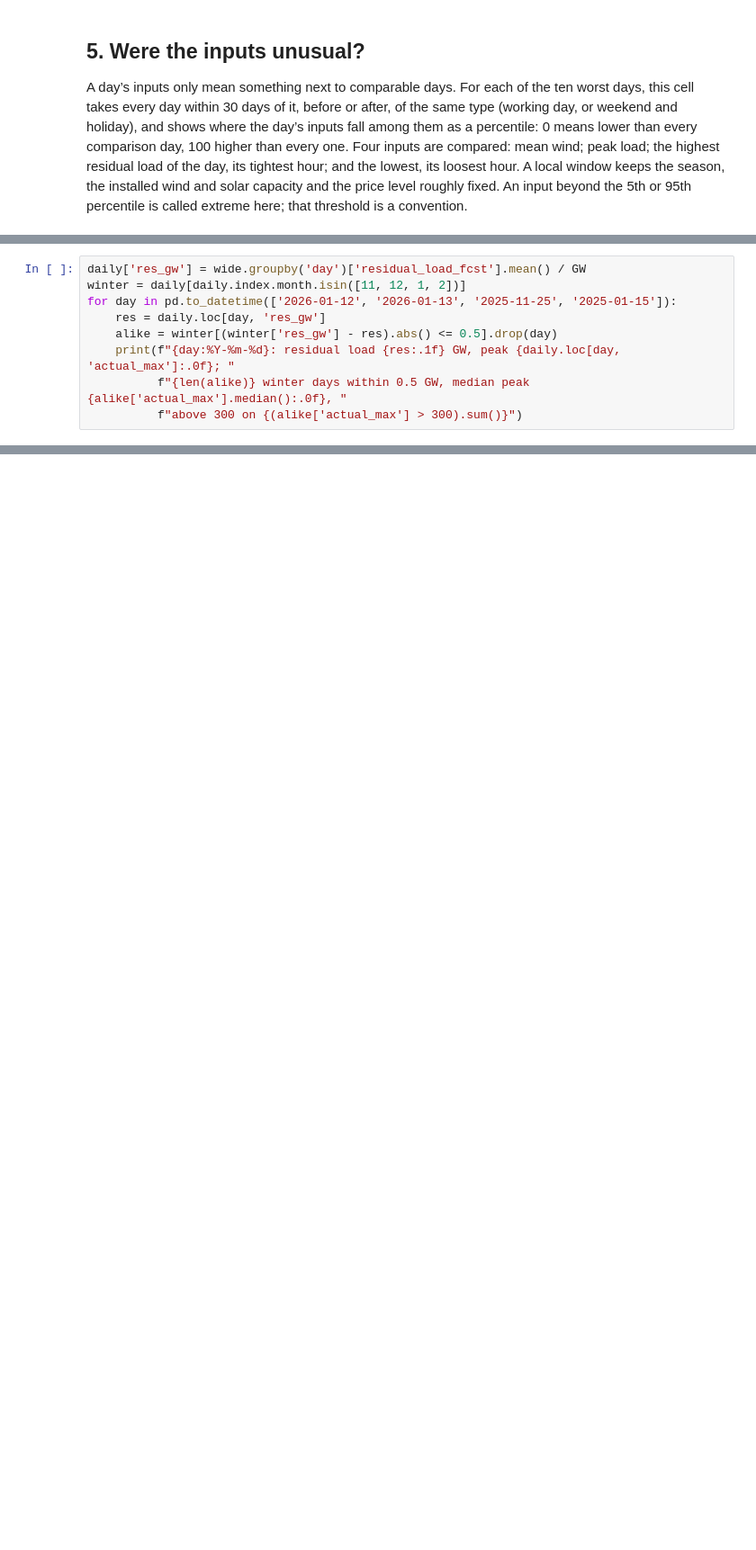
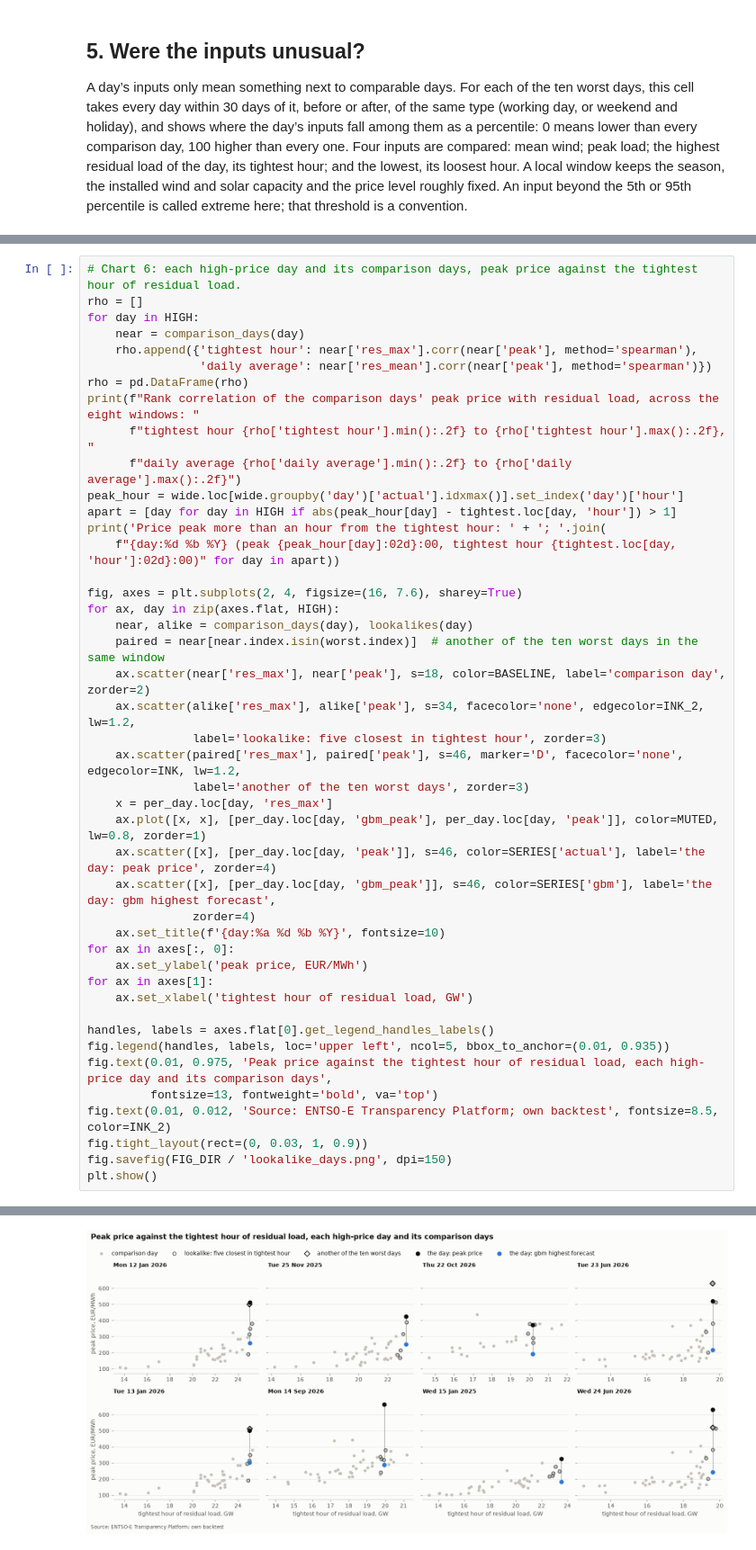
Before and after one commit to Tomek72/pl-dayahead, a Jupyter notebook: notebooks/02_post_mortem.ipynb, the cells around one changed output, grey strips where cells are left out. Shown at 90% size. Cells and saved outputs as stored; diff of their text form; blank space fills up the shorter version.

```diff
--- a/notebooks/02_post_mortem.ipynb
+++ b/notebooks/02_post_mortem.ipynb
@@ -405,9 +568,0 @@ Residual load (load minus wind and solar) combines the inputs that moved. For ea
-# %%
-daily['res_gw'] = wide.groupby('day')['residual_load_fcst'].mean() / GW
-winter = daily[daily.index.month.isin([11, 12, 1, 2])]
-for day in pd.to_datetime(['2026-01-12', '2026-01-13', '2025-11-25', '2025-01-15']):
-    res = daily.loc[day, 'res_gw']
-    alike = winter[(winter['res_gw'] - res).abs() <= 0.5].drop(day)
-    print(f"{day:%Y-%m-%d}: residual load {res:.1f} GW, peak {daily.loc[day, 'actual_max']:.0f}; "
-          f"{len(alike)} winter days within 0.5 GW, median peak {alike['actual_max'].median():.0f}, "
-          f"above 300 on {(alike['actual_max'] > 300).sum()}")
@@ -426,0 +642,45 @@ The median peak also rises steeply with residual load, from 198 at 19.4 GW to 22
+# %%
+# Chart 6: each high-price day and its comparison days, peak price against the tightest hour of residual load.
+rho = []
+for day in HIGH:
+    near = comparison_days(day)
+    rho.append({'tightest hour': near['res_max'].corr(near['peak'], method='spearman'),
+                'daily average': near['res_mean'].corr(near['peak'], method='spearman')})
+rho = pd.DataFrame(rho)
+print(f"Rank correlation of the comparison days' peak price with residual load, across the eight windows: "
+      f"tightest hour {rho['tightest hour'].min():.2f} to {rho['tightest hour'].max():.2f}, "
+      f"daily average {rho['daily average'].min():.2f} to {rho['daily average'].max():.2f}")
+peak_hour = wide.loc[wide.groupby('day')['actual'].idxmax()].set_index('day')['hour']
+apart = [day for day in HIGH if abs(peak_hour[day] - tightest.loc[day, 'hour']) > 1]
+print('Price peak more than an hour from the tightest hour: ' + '; '.join(
+    f"{day:%d %b %Y} (peak {peak_hour[day]:02d}:00, tightest hour {tightest.loc[day, 'hour']:02d}:00)" for day in apart))
+
+fig, axes = plt.subplots(2, 4, figsize=(16, 7.6), sharey=True)
+for ax, day in zip(axes.flat, HIGH):
+    near, alike = comparison_days(day), lookalikes(day)
+    paired = near[near.index.isin(worst.index)]  # another of the ten worst days in the same window
+    ax.scatter(near['res_max'], near['peak'], s=18, color=BASELINE, label='comparison day', zorder=2)
+    ax.scatter(alike['res_max'], alike['peak'], s=34, facecolor='none', edgecolor=INK_2, lw=1.2,
+               label='lookalike: five closest in tightest hour', zorder=3)
+    ax.scatter(paired['res_max'], paired['peak'], s=46, marker='D', facecolor='none', edgecolor=INK, lw=1.2,
+               label='another of the ten worst days', zorder=3)
+    x = per_day.loc[day, 'res_max']
+    ax.plot([x, x], [per_day.loc[day, 'gbm_peak'], per_day.loc[day, 'peak']], color=MUTED, lw=0.8, zorder=1)
+    ax.scatter([x], [per_day.loc[day, 'peak']], s=46, color=SERIES['actual'], label='the day: peak price', zorder=4)
+    ax.scatter([x], [per_day.loc[day, 'gbm_peak']], s=46, color=SERIES['gbm'], label='the day: gbm highest forecast',
+               zorder=4)
+    ax.set_title(f'{day:%a %d %b %Y}', fontsize=10)
+for ax in axes[:, 0]:
+    ax.set_ylabel('peak price, EUR/MWh')
+for ax in axes[1]:
+    ax.set_xlabel('tightest hour of residual load, GW')
+
+handles, labels = axes.flat[0].get_legend_handles_labels()
+fig.legend(handles, labels, loc='upper left', ncol=5, bbox_to_anchor=(0.01, 0.935))
+fig.text(0.01, 0.975, 'Peak price against the tightest hour of residual load, each high-price day and its comparison days',
+         fontsize=13, fontweight='bold', va='top')
+fig.text(0.01, 0.012, 'Source: ENTSO-E Transparency Platform; own backtest', fontsize=8.5, color=INK_2)
+fig.tight_layout(rect=(0, 0.03, 1, 0.9))
+fig.savefig(FIG_DIR / 'lookalike_days.png', dpi=150)
+plt.show()
+# %% [output]
@@ -426,0 +689 @@ The median peak also rises steeply with residual load, from 198 at 19.4 GW to 22
+[figure, added]
```
Also changed, not shown: parts of 41 cells of this notebook, 1 other file.
